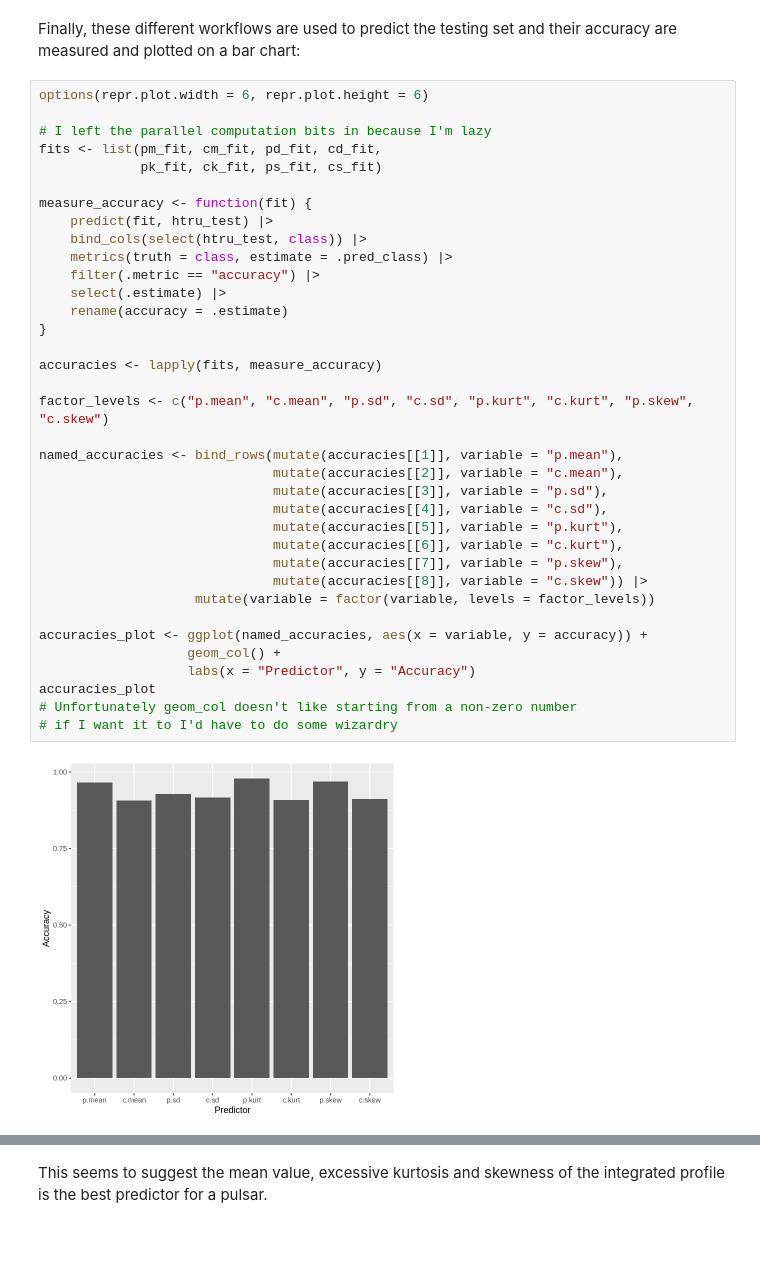
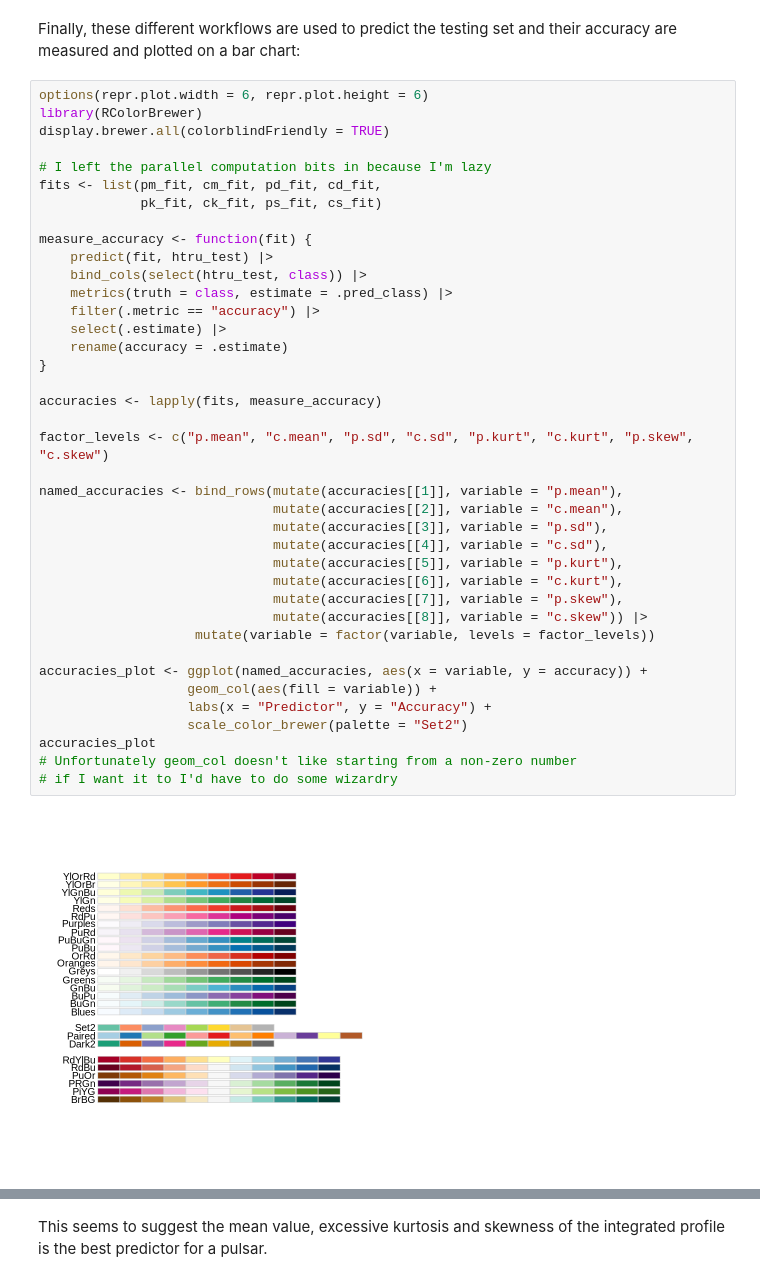
Before and after one commit to Bruce0517/dsci-100-2022w1-group-160, a Jupyter notebook: Project.ipynb, the cells around one changed output, grey strips where cells are left out. Saved outputs shown, nothing was run; the diff lists cells and outputs as text; blank space fills up the shorter version.

Commit message:
color graph

```diff
--- a/Project.ipynb
+++ b/Project.ipynb
@@ -240,39 +230,42 @@ cs_fit <- htru_fit(cs_recipe, knn_spec_11)
 Finally, these different workflows are used to predict the testing set and their accuracy are measured and plotted on a bar chart:
 # %%
 options(repr.plot.width = 6, repr.plot.height = 6)
+library(RColorBrewer)
+display.brewer.all(colorblindFriendly = TRUE)
 
 # I left the parallel computation bits in because I'm lazy
 fits <- list(pm_fit, cm_fit, pd_fit, cd_fit,
              pk_fit, ck_fit, ps_fit, cs_fit)
 
 measure_accuracy <- function(fit) {
     predict(fit, htru_test) |>
     bind_cols(select(htru_test, class)) |>
     metrics(truth = class, estimate = .pred_class) |>
     filter(.metric == "accuracy") |>
     select(.estimate) |>
     rename(accuracy = .estimate)
 }
 
 accuracies <- lapply(fits, measure_accuracy)
 
 factor_levels <- c("p.mean", "c.mean", "p.sd", "c.sd", "p.kurt", "c.kurt", "p.skew", "c.skew")
 
 named_accuracies <- bind_rows(mutate(accuracies[[1]], variable = "p.mean"),
                               mutate(accuracies[[2]], variable = "c.mean"),
                               mutate(accuracies[[3]], variable = "p.sd"),
                               mutate(accuracies[[4]], variable = "c.sd"),
                               mutate(accuracies[[5]], variable = "p.kurt"),
                               mutate(accuracies[[6]], variable = "c.kurt"),
                               mutate(accuracies[[7]], variable = "p.skew"),
                               mutate(accuracies[[8]], variable = "c.skew")) |>
                     mutate(variable = factor(variable, levels = factor_levels))
 
 accuracies_plot <- ggplot(named_accuracies, aes(x = variable, y = accuracy)) +
-                   geom_col() +
-                   labs(x = "Predictor", y = "Accuracy")
+                   geom_col(aes(fill = variable)) +
+                   labs(x = "Predictor", y = "Accuracy") +
+                   scale_color_brewer(palette = "Set2")
 accuracies_plot
 # Unfortunately geom_col doesn't like starting from a non-zero number
 # if I want it to I'd have to do some wizardry
 # %% [output]
-[figure, old version]
+[figure, new version]
```
Also changed, not shown: parts of 2 cells of this notebook.
